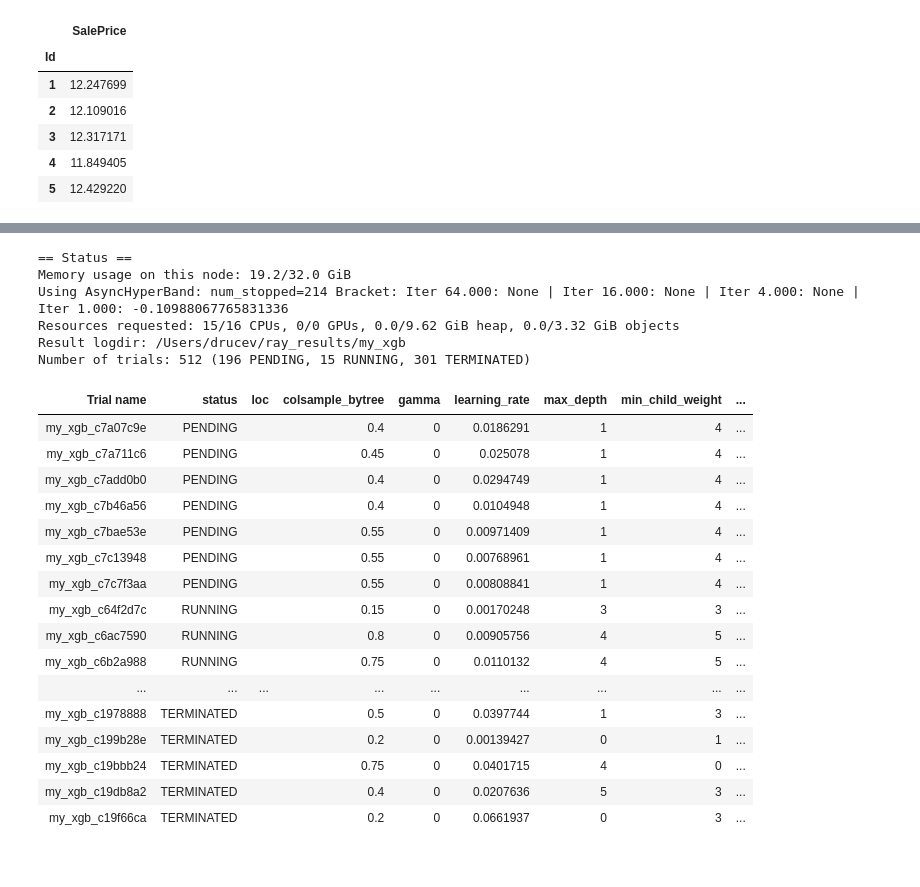
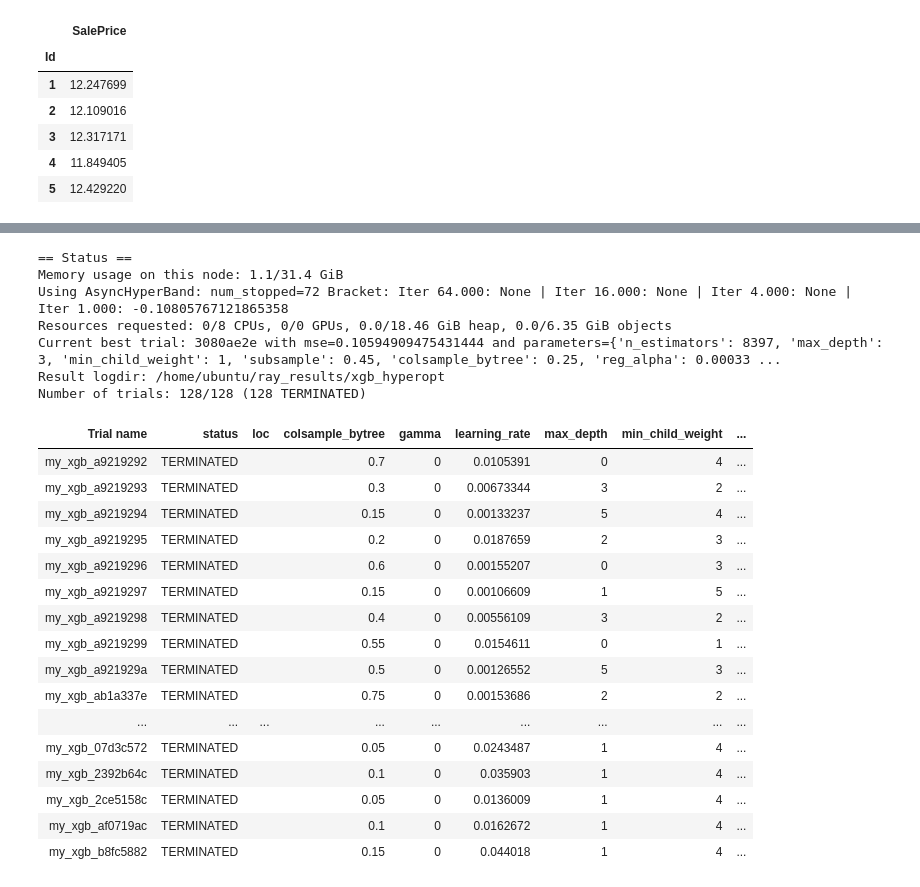
Before and after one commit to druce/iowa, a Jupyter notebook: hyperparameter_optimization.ipynb, the cells around one changed output, grey strips where cells are left out. Saved outputs shown, nothing was run; the diff lists cells and outputs as text; code cells hidden in the pictures.

Commit message:
run end-to-end with hyperopt, bayesopt, optuna, update requirements, ray_full.yaml

```diff
--- a/hyperparameter_optimization.ipynb
+++ b/hyperparameter_optimization.ipynb
@@ -260,10 +304,12 @@ print("ElasticnetCV")
 # with regularization must scale predictors
 elasticnetcv = make_pipeline(RobustScaler(),
                              ElasticNetCV(max_iter=100000,
-                                          #l1_ratio=[0.1, 0.2, 0.3, 0.4, 0.5, 0.6, 0.7, 0.8, 0.9, 0.95, 0.99],
-                                          l1_ratio=np.linspace(0.01, 0.21, 21),
-                                          alphas=np.logspace(-4, -2, 21),
-                                          cv=kfolds))
+                                          l1_ratio=[0.01, 0.05, 0.1, 0.2, 0.3, 0.4, 0.5, 0.6, 0.7, 0.8, 0.9, 0.95, 0.99],
+                                          alphas=np.logspace(-4, -2, 9),
+                                          cv=kfolds,
+                                          n_jobs=-1,
+                                          verbose=1,
+                                         ))
 
 #train and evaluate in train/test split
 elasticnetcv.fit(X_train[predictors], y_train)
@@ -374,7 +421,7 @@ weighted average 0.102993
 # %%
 # roll-our-own CV
 # matches cross_val_score
-alpha = 0.002511886431509582
+alpha = 0.0031622776601683794
 l1_ratio = 0.01
 regressor = ElasticNet(alpha=alpha,
                        l1_ratio=l1_ratio,
@@ -580,4 +663,5 @@ print(params)
 # %%
+%%time
 # evaluate without early stopping
 
 xgb = XGBRegressor(
@@ -589,7 +673,7 @@ xgb = XGBRegressor(
 )
 print(xgb)
 
-scores = -cross_val_score(elasticnet, df[predictors], df[response],
+scores = -cross_val_score(xgb, df[predictors], df[response],
                           scoring="neg_root_mean_squared_error",
                           cv=kfolds,
                           n_jobs=-1)
@@ -616,18 +702,20 @@ def my_xgb(config):
 
     # fix these configs for hyperopt
     config['max_depth'] += 2   # hyperopt needs left to start at 0 but we want to start at 2
+    config['max_depth'] = int(config['max_depth'])
     config['n_estimators'] = int(config['n_estimators'])   # pass float eg loguniform distribution, use int
 
     xgb = XGBRegressor(
         objective='reg:squarederror',
         n_jobs=1,
+        random_state=RANDOMSTATE,
         **config,
     )
     scores = np.sqrt(-cross_val_score(xgb, df[predictors], df[response],
                                       scoring="neg_mean_squared_error",
                                       cv=kfolds))
     tune.report(mse=np.mean(scores))
-    return xgb
+    return {'mse': np.mean(scores)}
 # %%
 config = {
     'max_depth': max_depth-2,
@@ -670,58 +743,70 @@ Raw CV RMSE 18054.997021 (STD 1984.3274)
 # %%
+NUM_SAMPLES=128
+
 start_time = datetime.now()
 print("%-20s %s" % ("Start Time", start_time))
 
-algo = HyperOptSearch()
+algo = HyperOptSearch(random_state_seed=RANDOMSTATE)
+# uncomment and set max_concurrent to limit number of cores
 # algo = ConcurrencyLimiter(algo, max_concurrent=10)
 scheduler = AsyncHyperBandScheduler()
 
 tune_kwargs = {
-    "num_samples": 512,
+    "num_samples": NUM_SAMPLES,
     "config": {
         "n_estimators": tune.loguniform(100, 10000),
         "max_depth": tune.randint(0, 6),
         'min_child_weight': tune.randint(0, 6),
         "subsample": tune.quniform(0.4, 0.9, 0.05),
         "colsample_bytree": tune.quniform(0.05, 0.8, 0.05),
         "reg_alpha": tune.loguniform(1e-04, 1),
         "reg_lambda": tune.loguniform(1e-04, 100),
         "gamma": 0,
         "learning_rate": tune.loguniform(0.001, 0.1)
+        "wandb": {
+            "project": "iowa",
+            "api_key_file": "secrets/wandb.txt",
+            "log_config": True
+        }
     }
 }
 
 analysis = tune.run(my_xgb,
-                    name="my_xgb",
+                    name="xgb_hyperopt",
                     metric="mse",
                     mode="min",
                     search_alg=algo,
                     scheduler=scheduler,
                     verbose=1,
+                    loggers=DEFAULT_LOGGERS + (WandbLogger, ),
                     **tune_kwargs)
 
+end_time = datetime.now()
 print("%-20s %s" % ("Start Time", start_time))
-print("%-20s %s" % ("End Time", datetime.now()))
+print("%-20s %s" % ("End Time", end_time))
+print(str(timedelta(seconds=(end_time-start_time).seconds)))
 # %% [output]
 == Status ==
-Memory usage on this node: 19.2/32.0 GiB
-Using AsyncHyperBand: num_stopped=214 Bracket: Iter 64.000: None | Iter 16.000: None | Iter 4.000: None | Iter 1.000: -0.10988067765831336
-Resources requested: 15/16 CPUs, 0/0 GPUs, 0.0/9.62 GiB heap, 0.0/3.32 GiB objects
-Result logdir: /Users/drucev/ray_results/my_xgb
-Number of trials: 512 (196 PENDING, 15 RUNNING, 301 TERMINATED)
+Memory usage on this node: 1.1/31.4 GiB
+Using AsyncHyperBand: num_stopped=72 Bracket: Iter 64.000: None | Iter 16.000: None | Iter 4.000: None | Iter 1.000: -0.10805767121865358
+Resources requested: 0/8 CPUs, 0/0 GPUs, 0.0/18.46 GiB heap, 0.0/6.35 GiB objects
+Current best trial: 3080ae2e with mse=0.10594909475431444 and parameters={'n_estimators': 8397, 'max_depth': 3, 'min_child_weight': 1, 'subsample': 0.45, 'colsample_bytree': 0.25, 'reg_alpha': 0.00033 ...
+Result logdir: /home/ubuntu/ray_results/xgb_hyperopt
+Number of trials: 128/128 (128 TERMINATED)
 | Trial name | status | loc | colsample_bytree | gamma | learning_rate | max_depth | min_child_weight | ... |
-| my_xgb_c7a07c9e | PENDING |  | 0.4 | 0 | 0.0186291 | 1 | 4 | ... |
-| my_xgb_c7a711c6 | PENDING |  | 0.45 | 0 | 0.025078 | 1 | 4 | ... |
-| my_xgb_c7add0b0 | PENDING |  | 0.4 | 0 | 0.0294749 | 1 | 4 | ... |
-| my_xgb_c7b46a56 | PENDING |  | 0.4 | 0 | 0.0104948 | 1 | 4 | ... |
-| my_xgb_c7bae53e | PENDING |  | 0.55 | 0 | 0.00971409 | 1 | 4 | ... |
-| my_xgb_c7c13948 | PENDING |  | 0.55 | 0 | 0.00768961 | 1 | 4 | ... |
-| my_xgb_c7c7f3aa | PENDING |  | 0.55 | 0 | 0.00808841 | 1 | 4 | ... |
-| my_xgb_c64f2d7c | RUNNING |  | 0.15 | 0 | 0.00170248 | 3 | 3 | ... |
-| my_xgb_c6ac7590 | RUNNING |  | 0.8 | 0 | 0.00905756 | 4 | 5 | ... |
-| my_xgb_c6b2a988 | RUNNING |  | 0.75 | 0 | 0.0110132 | 4 | 5 | ... |
+| my_xgb_a9219292 | TERMINATED |  | 0.7 | 0 | 0.0105391 | 0 | 4 | ... |
+| my_xgb_a9219293 | TERMINATED |  | 0.3 | 0 | 0.00673344 | 3 | 2 | ... |
+| my_xgb_a9219294 | TERMINATED |  | 0.15 | 0 | 0.00133237 | 5 | 4 | ... |
+| my_xgb_a9219295 | TERMINATED |  | 0.2 | 0 | 0.0187659 | 2 | 3 | ... |
+| my_xgb_a9219296 | TERMINATED |  | 0.6 | 0 | 0.00155207 | 0 | 3 | ... |
+| my_xgb_a9219297 | TERMINATED |  | 0.15 | 0 | 0.00106609 | 1 | 5 | ... |
+| my_xgb_a9219298 | TERMINATED |  | 0.4 | 0 | 0.00556109 | 3 | 2 | ... |
+| my_xgb_a9219299 | TERMINATED |  | 0.55 | 0 | 0.0154611 | 0 | 1 | ... |
+| my_xgb_a921929a | TERMINATED |  | 0.5 | 0 | 0.00126552 | 5 | 3 | ... |
+| my_xgb_ab1a337e | TERMINATED |  | 0.75 | 0 | 0.00153686 | 2 | 2 | ... |
 | ... | ... | ... | ... | ... | ... | ... | ... | ... |
-| my_xgb_c1978888 | TERMINATED |  | 0.5 | 0 | 0.0397744 | 1 | 3 | ... |
-| my_xgb_c199b28e | TERMINATED |  | 0.2 | 0 | 0.00139427 | 0 | 1 | ... |
-| my_xgb_c19bbb24 | TERMINATED |  | 0.75 | 0 | 0.0401715 | 4 | 0 | ... |
-| my_xgb_c19db8a2 | TERMINATED |  | 0.4 | 0 | 0.0207636 | 5 | 3 | ... |
-| my_xgb_c19f66ca | TERMINATED |  | 0.2 | 0 | 0.0661937 | 0 | 3 | ... |
+| my_xgb_07d3c572 | TERMINATED |  | 0.05 | 0 | 0.0243487 | 1 | 4 | ... |
+| my_xgb_2392b64c | TERMINATED |  | 0.1 | 0 | 0.035903 | 1 | 4 | ... |
+| my_xgb_2ce5158c | TERMINATED |  | 0.05 | 0 | 0.0136009 | 1 | 4 | ... |
+| my_xgb_af0719ac | TERMINATED |  | 0.1 | 0 | 0.0162672 | 1 | 4 | ... |
+| my_xgb_b8fc5882 | TERMINATED |  | 0.15 | 0 | 0.044018 | 1 | 4 | ... |
```
Also changed, not shown: parts of 32 cells of this notebook, 2 other files.
